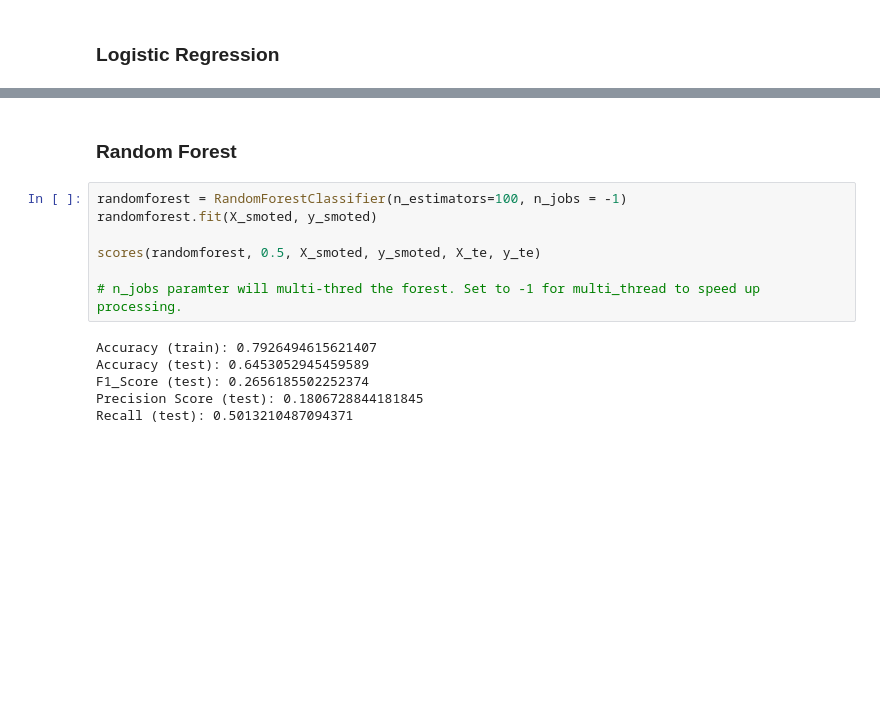
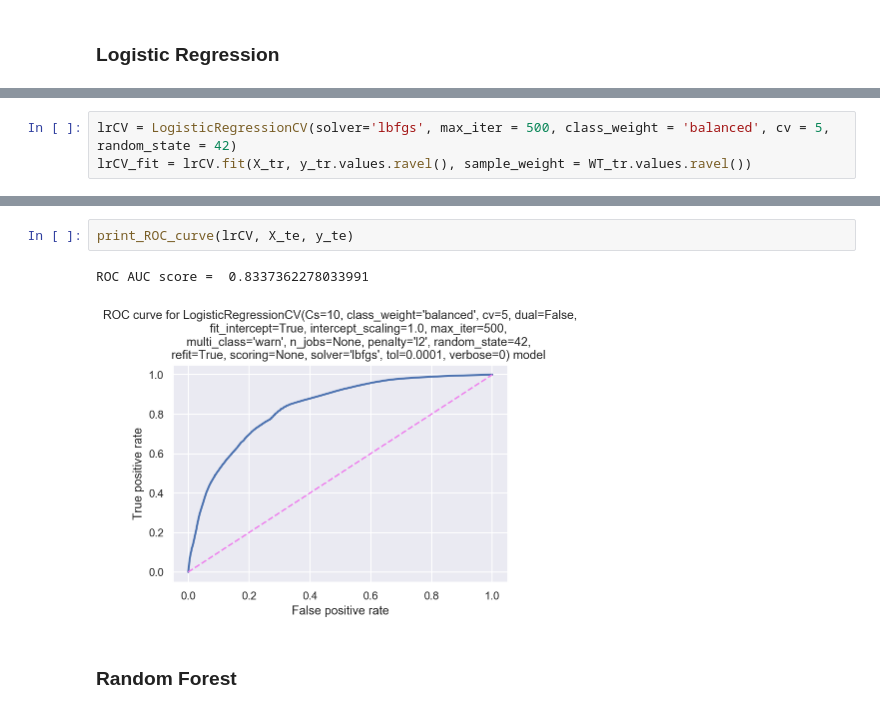
Before and after one commit to mlan93/project_03_metis, a Jupyter notebook: Project_3_Data_Cleaning_Weights.ipynb, the cells around one changed output, grey strips where cells are left out. Cells and saved outputs as stored; diff of their text form; blank space fills up the shorter version.

```diff
--- a/Project_3_Data_Cleaning_Weights.ipynb
+++ b/Project_3_Data_Cleaning_Weights.ipynb
@@ -254,0 +275,3 @@ cm = print_confusion_matrix(conf_mat, ['Class 0', 'Class 1'])
+# %%
+lrCV = LogisticRegressionCV(solver='lbfgs', max_iter = 500, class_weight = 'balanced', cv = 5, random_state = 42)
+lrCV_fit = lrCV.fit(X_tr, y_tr.values.ravel(), sample_weight = WT_tr.values.ravel())
@@ -255,15 +289,7 @@ cm = print_confusion_matrix(conf_mat, ['Class 0', 'Class 1'])
+# %%
+print_ROC_curve(lrCV, X_te, y_te)
+# %% [output]
+ROC AUC score =  0.8337362278033991
+[figure, added]
 # %% [markdown]
 ### Random Forest
-# %%
-randomforest = RandomForestClassifier(n_estimators=100, n_jobs = -1)
-randomforest.fit(X_smoted, y_smoted)
-
-scores(randomforest, 0.5, X_smoted, y_smoted, X_te, y_te)
-
-# n_jobs paramter will multi-thred the forest. Set to -1 for multi_thread to speed up processing.
-# %% [output]
-Accuracy (train): 0.7926494615621407
-Accuracy (test): 0.6453052945459589
-F1_Score (test): 0.2656185502252374
-Precision Score (test): 0.1806728844181845
-Recall (test): 0.5013210487094371
```
Also changed, not shown: parts of 41 cells of this notebook.
